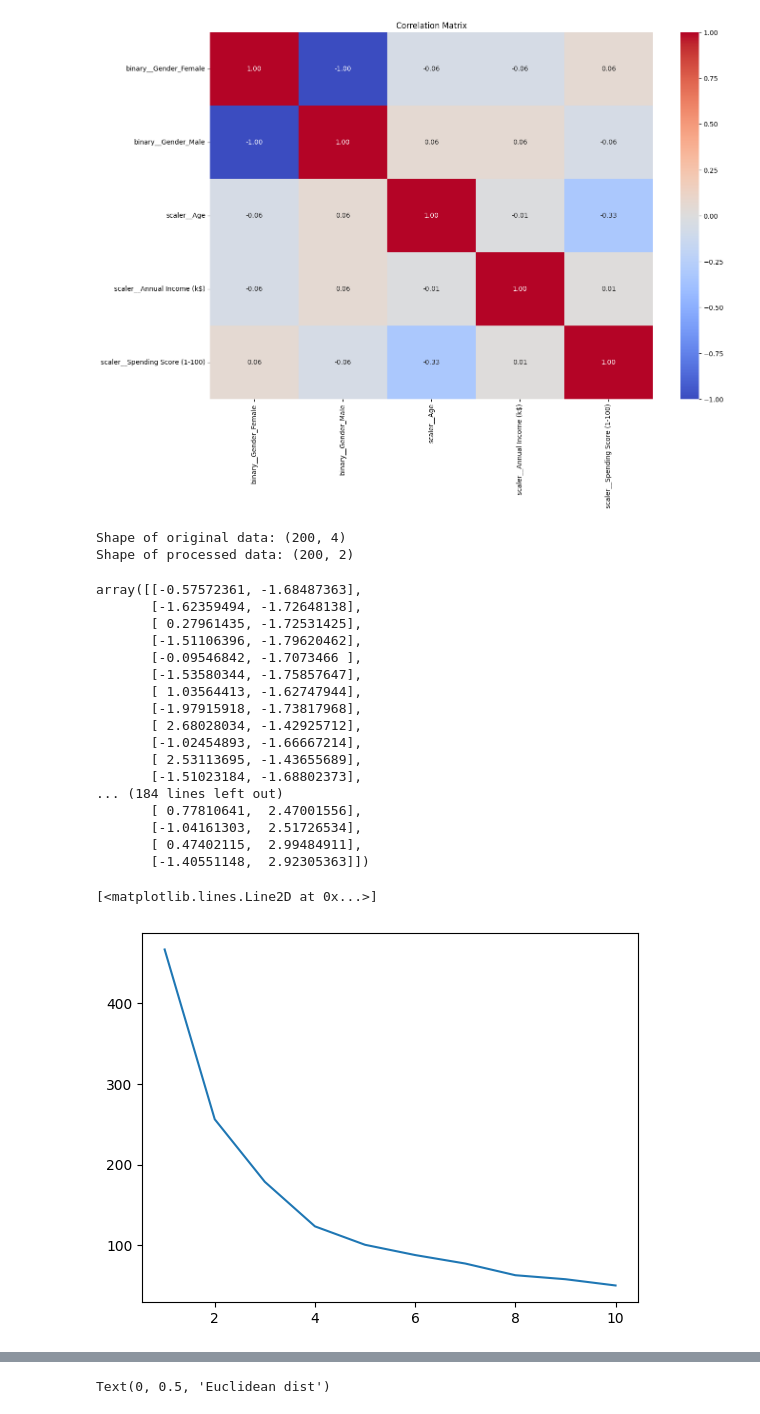
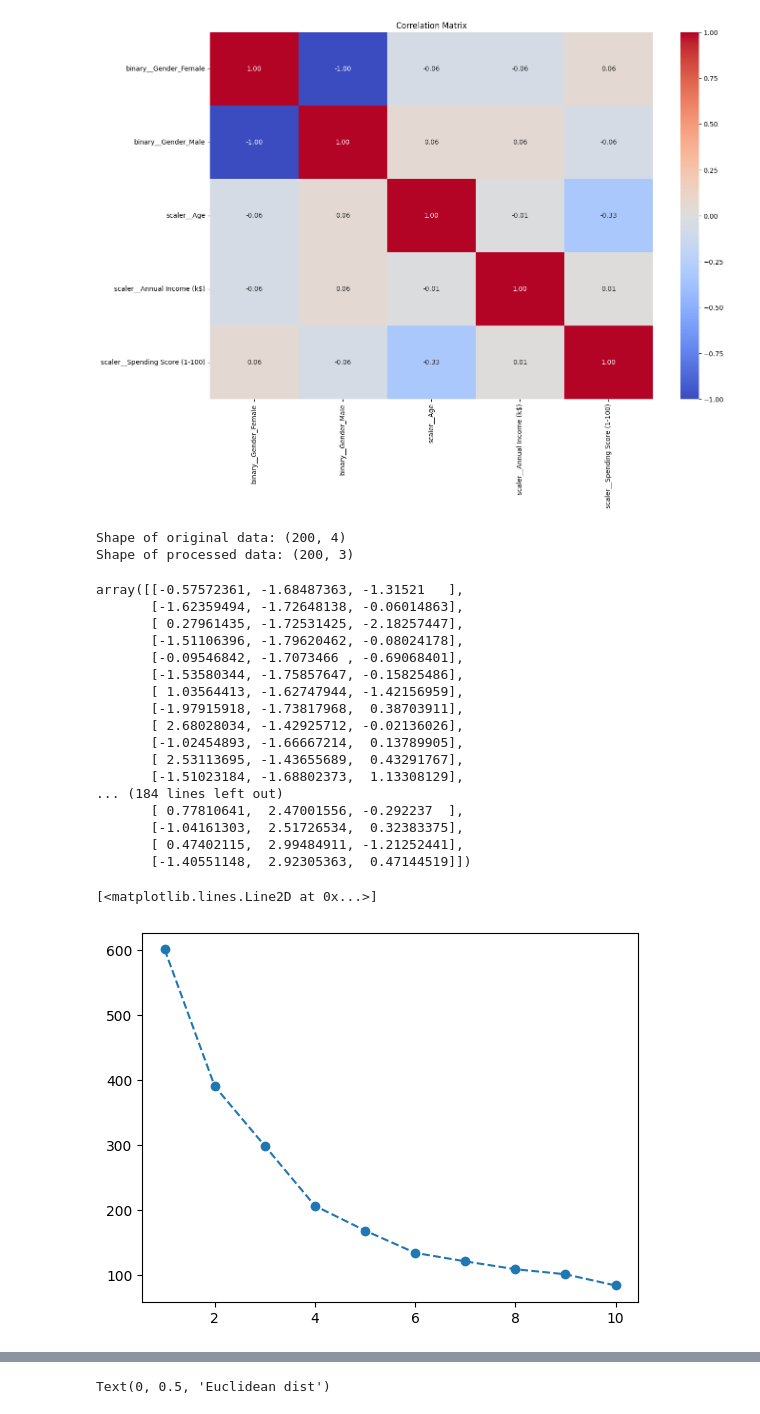
Before and after one commit to hcbagde17/Compute-Tasks, a Jupyter notebook: ml_task2.ipynb, the cells around one changed output, grey strips where cells are left out. Drawn from its saved outputs; the diff is of its cells as text; code cells hidden in the pictures.

```diff
--- a/ml_task2.ipynb
+++ b/ml_task2.ipynb
@@ -161,7 +161,7 @@ from sklearn.pipeline import Pipeline
 from sklearn.decomposition import PCA
 preprocess_pipe = Pipeline(steps=[
     ('col_transform',preprocessor),
-    ('pca',PCA(n_components=2))
+    ('pca',PCA(n_components=3))
 ])
 # %%
 df_processed = preprocess_pipe.fit_transform(df)
@@ -169,27 +169,27 @@ print("Shape of original data:", df.shape)
 print("Shape of processed data:", df_processed.shape)
 # %% [output]
 Shape of original data: (200, 4)
-Shape of processed data: (200, 2)
+Shape of processed data: (200, 3)
 # %%
 df_processed
 # %% [output]
-array([[-0.57572361, -1.68487363],
-       [-1.62359494, -1.72648138],
-       [ 0.27961435, -1.72531425],
-       [-1.51106396, -1.79620462],
-       [-0.09546842, -1.7073466 ],
-       [-1.53580344, -1.75857647],
-       [ 1.03564413, -1.62747944],
-       [-1.97915918, -1.73817968],
-       [ 2.68028034, -1.42925712],
-       [-1.02454893, -1.66667214],
-       [ 2.53113695, -1.43655689],
-       [-1.51023184, -1.68802373],
+array([[-0.57572361, -1.68487363, -1.31521   ],
+       [-1.62359494, -1.72648138, -0.06014863],
+       [ 0.27961435, -1.72531425, -2.18257447],
+       [-1.51106396, -1.79620462, -0.08024178],
+       [-0.09546842, -1.7073466 , -0.69068401],
+       [-1.53580344, -1.75857647, -0.15825486],
+       [ 1.03564413, -1.62747944, -1.42156959],
+       [-1.97915918, -1.73817968,  0.38703911],
+       [ 2.68028034, -1.42925712, -0.02136026],
+       [-1.02454893, -1.66667214,  0.13789905],
+       [ 2.53113695, -1.43655689,  0.43291767],
+       [-1.51023184, -1.68802373,  1.13308129],
 ... (184 lines left out)
-       [ 0.77810641,  2.47001556],
-       [-1.04161303,  2.51726534],
-       [ 0.47402115,  2.99484911],
-       [-1.40551148,  2.92305363]])
+       [ 0.77810641,  2.47001556, -0.292237  ],
+       [-1.04161303,  2.51726534,  0.32383375],
+       [ 0.47402115,  2.99484911, -1.21252441],
+       [-1.40551148,  2.92305363,  0.47144519]])
 # %%
 from sklearn.cluster import KMeans
 wcss=[]
@@ -198,10 +198,10 @@ for i in range(1,11):
     km.fit_predict(df_processed)
     wcss.append(km.inertia_)
 # %%
-plt.plot(range(1,11),wcss)
+plt.plot(range(1,11),wcss,marker='o', linestyle='--')
 # %% [output]
 [<matplotlib.lines.Line2D at 0x...>]
-[figure, old version]
+[figure, new version]
 # %%
 km = KMeans(n_clusters=6)
 y_means1 = km.fit_predict(df_processed)
```
Also changed, not shown: parts of 3 cells of this notebook.
